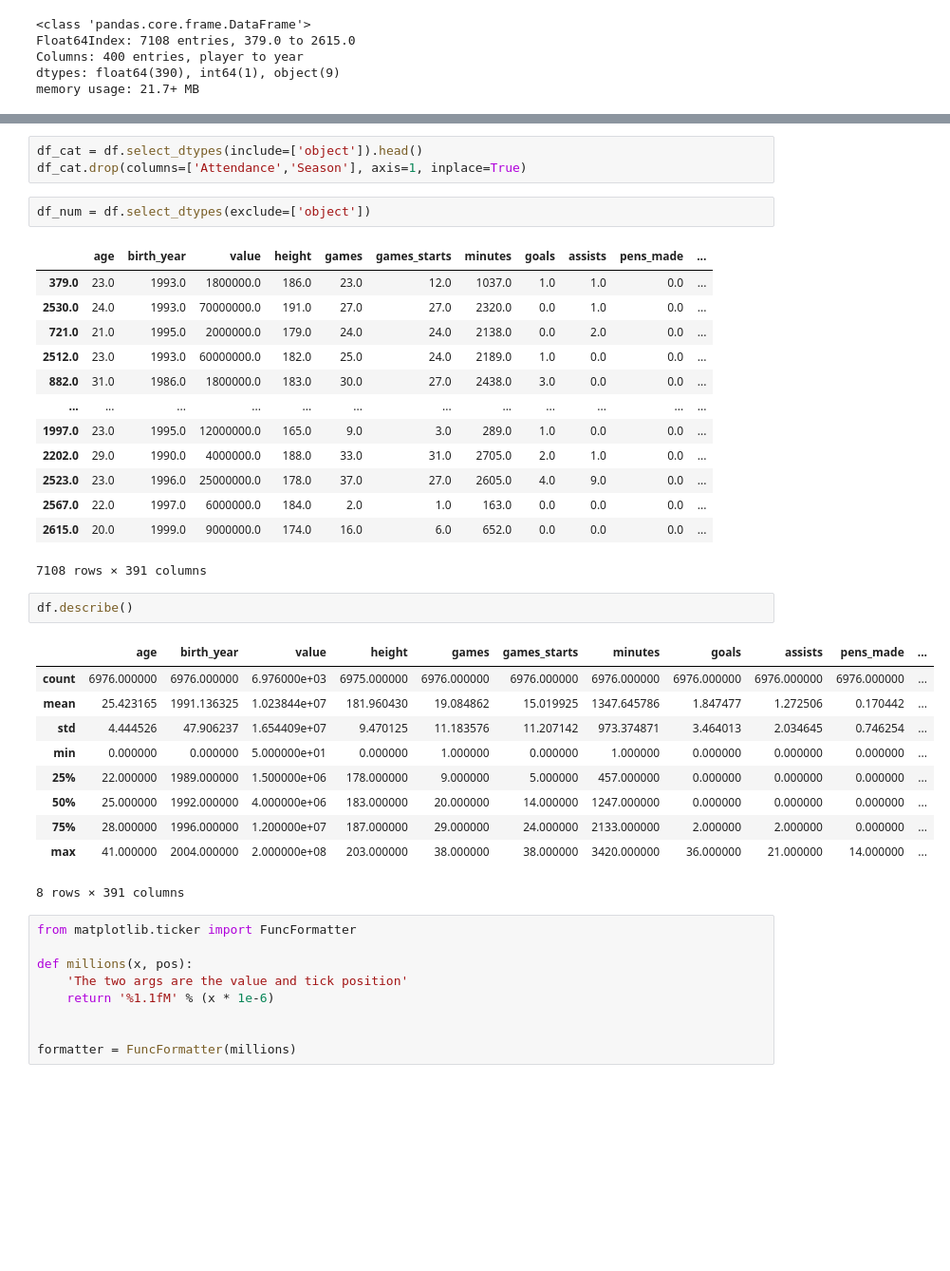
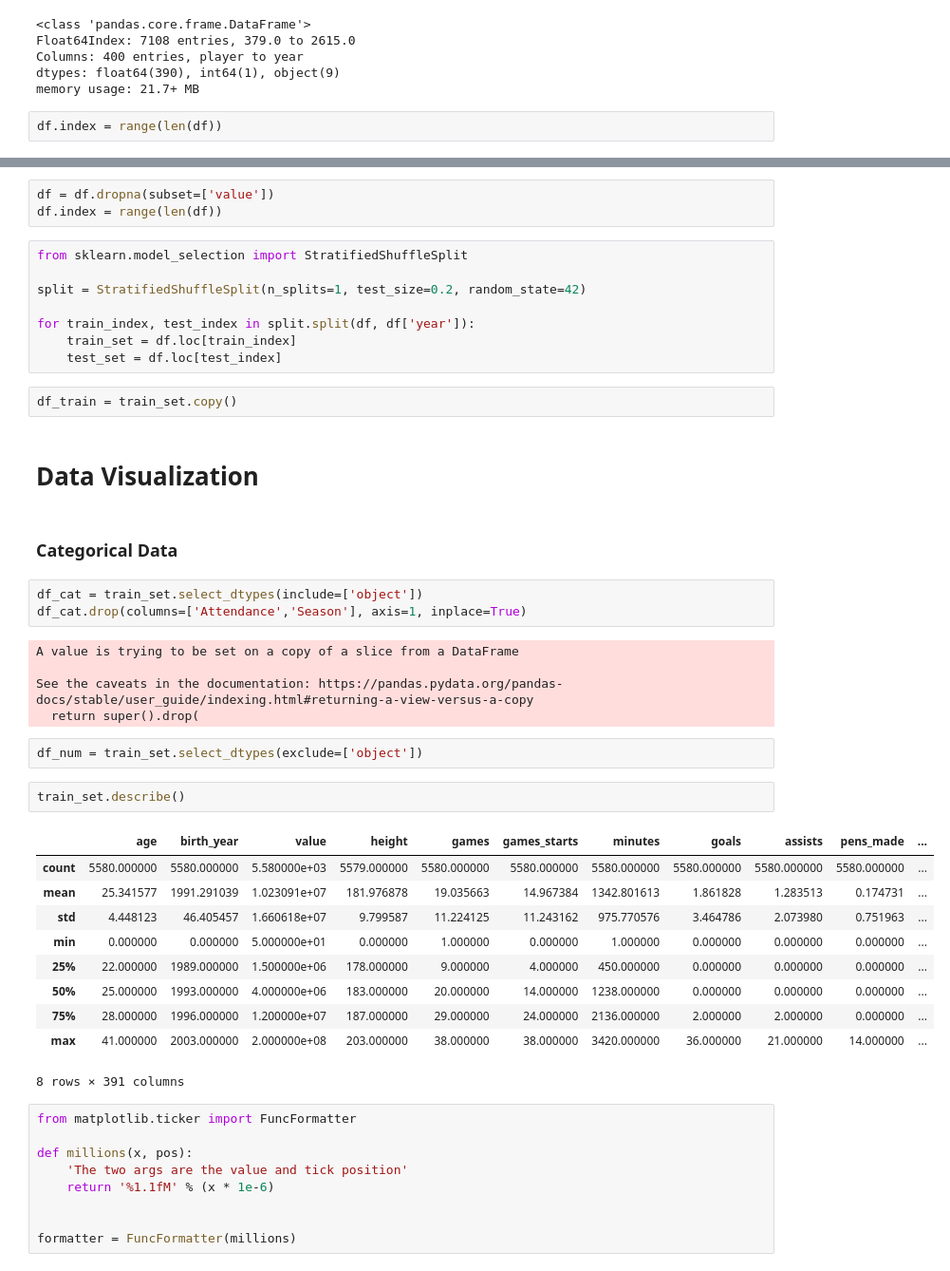
Before and after one commit to ubiratanfilho/Soccer_Transfer_Market, a Jupyter notebook: main.ipynb, the cells around one changed output, grey strips where cells are left out. Shown at 95% size. Drawn from its saved outputs; the diff is of its cells as text; blank space fills up the shorter version.

```diff
--- a/main.ipynb
+++ b/main.ipynb
@@ -47,3 +49,5 @@ Float64Index: 7108 entries, 379.0 to 2615.0
 Columns: 400 entries, player to year
 dtypes: float64(390), int64(1), object(9)
 memory usage: 21.7+ MB
+# %%
+df.index = range(len(df))
@@ -50,34 +56,42 @@ memory usage: 21.7+ MB
+# %%
+df = df.dropna(subset=['value'])
+df.index = range(len(df))
+# %%
+from sklearn.model_selection import StratifiedShuffleSplit
+
+split = StratifiedShuffleSplit(n_splits=1, test_size=0.2, random_state=42)
+
+for train_index, test_index in split.split(df, df['year']):
+    train_set = df.loc[train_index]
+    test_set = df.loc[test_index]
+# %%
+df_train = train_set.copy()
+# %% [markdown]
+# Data Visualization
+# %% [markdown]
+### Categorical Data
 # %%
-df_cat = df.select_dtypes(include=['object']).head()
+df_cat = train_set.select_dtypes(include=['object'])
 df_cat.drop(columns=['Attendance','Season'], axis=1, inplace=True)
+# %% [output]
+A value is trying to be set on a copy of a slice from a DataFrame
+
+See the caveats in the documentation: https://pandas.pydata.org/pandas-docs/stable/user_guide/indexing.html#returning-a-view-versus-a-copy
+  return super().drop(
 # %%
-df_num = df.select_dtypes(exclude=['object'])
+df_num = train_set.select_dtypes(exclude=['object'])
-# %% [output]
-|  | age | birth_year | value | height | games | games_starts | minutes | goals | assists | pens_made | ... |
-| 379.0 | 23.0 | 1993.0 | 1800000.0 | 186.0 | 23.0 | 12.0 | 1037.0 | 1.0 | 1.0 | 0.0 | ... |
-| 2530.0 | 24.0 | 1993.0 | 70000000.0 | 191.0 | 27.0 | 27.0 | 2320.0 | 0.0 | 1.0 | 0.0 | ... |
-| 721.0 | 21.0 | 1995.0 | 2000000.0 | 179.0 | 24.0 | 24.0 | 2138.0 | 0.0 | 2.0 | 0.0 | ... |
-| 2512.0 | 23.0 | 1993.0 | 60000000.0 | 182.0 | 25.0 | 24.0 | 2189.0 | 1.0 | 0.0 | 0.0 | ... |
-| 882.0 | 31.0 | 1986.0 | 1800000.0 | 183.0 | 30.0 | 27.0 | 2438.0 | 3.0 | 0.0 | 0.0 | ... |
-| ... | ... | ... | ... | ... | ... | ... | ... | ... | ... | ... | ... |
-| 1997.0 | 23.0 | 1995.0 | 12000000.0 | 165.0 | 9.0 | 3.0 | 289.0 | 1.0 | 0.0 | 0.0 | ... |
-| 2202.0 | 29.0 | 1990.0 | 4000000.0 | 188.0 | 33.0 | 31.0 | 2705.0 | 2.0 | 1.0 | 0.0 | ... |
-| 2523.0 | 23.0 | 1996.0 | 25000000.0 | 178.0 | 37.0 | 27.0 | 2605.0 | 4.0 | 9.0 | 0.0 | ... |
-| 2567.0 | 22.0 | 1997.0 | 6000000.0 | 184.0 | 2.0 | 1.0 | 163.0 | 0.0 | 0.0 | 0.0 | ... |
-| 2615.0 | 20.0 | 1999.0 | 9000000.0 | 174.0 | 16.0 | 6.0 | 652.0 | 0.0 | 0.0 | 0.0 | ... |
-7108 rows × 391 columns
 # %%
-df.describe()
+train_set.describe()
 # %% [output]
 |  | age | birth_year | value | height | games | games_starts | minutes | goals | assists | pens_made | ... |
-| count | 6976.000000 | 6976.000000 | 6.976000e+03 | 6975.000000 | 6976.000000 | 6976.000000 | 6976.000000 | 6976.000000 | 6976.000000 | 6976.000000 | ... |
-| mean | 25.423165 | 1991.136325 | 1.023844e+07 | 181.960430 | 19.084862 | 15.019925 | 1347.645786 | 1.847477 | 1.272506 | 0.170442 | ... |
-| std | 4.444526 | 47.906237 | 1.654409e+07 | 9.470125 | 11.183576 | 11.207142 | 973.374871 | 3.464013 | 2.034645 | 0.746254 | ... |
+| count | 5580.000000 | 5580.000000 | 5.580000e+03 | 5579.000000 | 5580.000000 | 5580.000000 | 5580.000000 | 5580.000000 | 5580.000000 | 5580.000000 | ... |
+| mean | 25.341577 | 1991.291039 | 1.023091e+07 | 181.976878 | 19.035663 | 14.967384 | 1342.801613 | 1.861828 | 1.283513 | 0.174731 | ... |
+| std | 4.448123 | 46.405457 | 1.660618e+07 | 9.799587 | 11.224125 | 11.243162 | 975.770576 | 3.464786 | 2.073980 | 0.751963 | ... |
 | min | 0.000000 | 0.000000 | 5.000000e+01 | 0.000000 | 1.000000 | 0.000000 | 1.000000 | 0.000000 | 0.000000 | 0.000000 | ... |
-| 25% | 22.000000 | 1989.000000 | 1.500000e+06 | 178.000000 | 9.000000 | 5.000000 | 457.000000 | 0.000000 | 0.000000 | 0.000000 | ... |
-| 50% | 25.000000 | 1992.000000 | 4.000000e+06 | 183.000000 | 20.000000 | 14.000000 | 1247.000000 | 0.000000 | 0.000000 | 0.000000 | ... |
-| 75% | 28.000000 | 1996.000000 | 1.200000e+07 | 187.000000 | 29.000000 | 24.000000 | 2133.000000 | 2.000000 | 2.000000 | 0.000000 | ... |
-| max | 41.000000 | 2004.000000 | 2.000000e+08 | 203.000000 | 38.000000 | 38.000000 | 3420.000000 | 36.000000 | 21.000000 | 14.000000 | ... |
+| 25% | 22.000000 | 1989.000000 | 1.500000e+06 | 178.000000 | 9.000000 | 4.000000 | 450.000000 | 0.000000 | 0.000000 | 0.000000 | ... |
+| 50% | 25.000000 | 1993.000000 | 4.000000e+06 | 183.000000 | 20.000000 | 14.000000 | 1238.000000 | 0.000000 | 0.000000 | 0.000000 | ... |
+| 75% | 28.000000 | 1996.000000 | 1.200000e+07 | 187.000000 | 29.000000 | 24.000000 | 2136.000000 | 2.000000 | 2.000000 | 0.000000 | ... |
+| max | 41.000000 | 2003.000000 | 2.000000e+08 | 203.000000 | 38.000000 | 38.000000 | 3420.000000 | 36.000000 | 21.000000 | 14.000000 | ... |
 8 rows × 391 columns
 # %%
 from matplotlib.ticker import FuncFormatter
```
Also changed, not shown: parts of 48 cells of this notebook, 5 other files.
